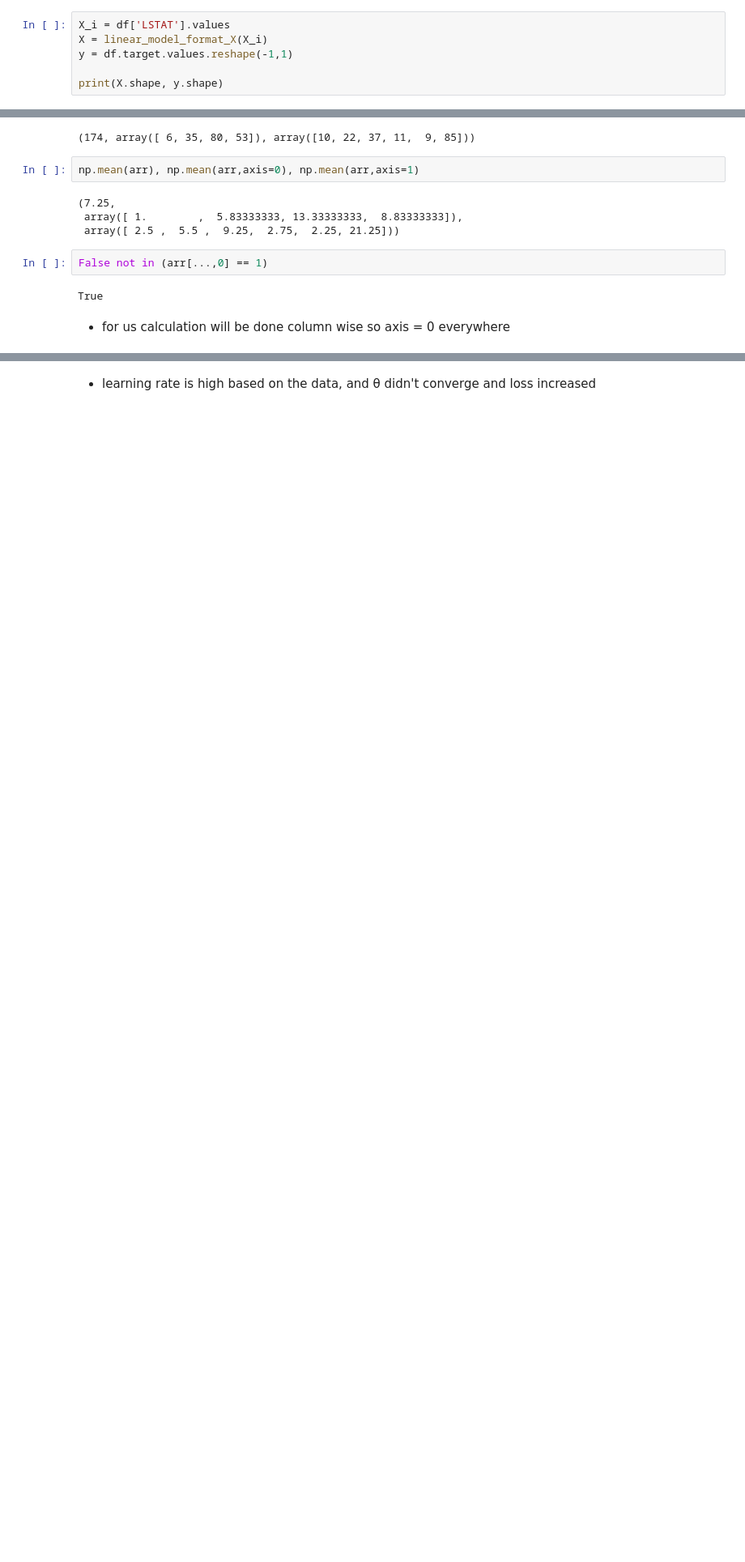
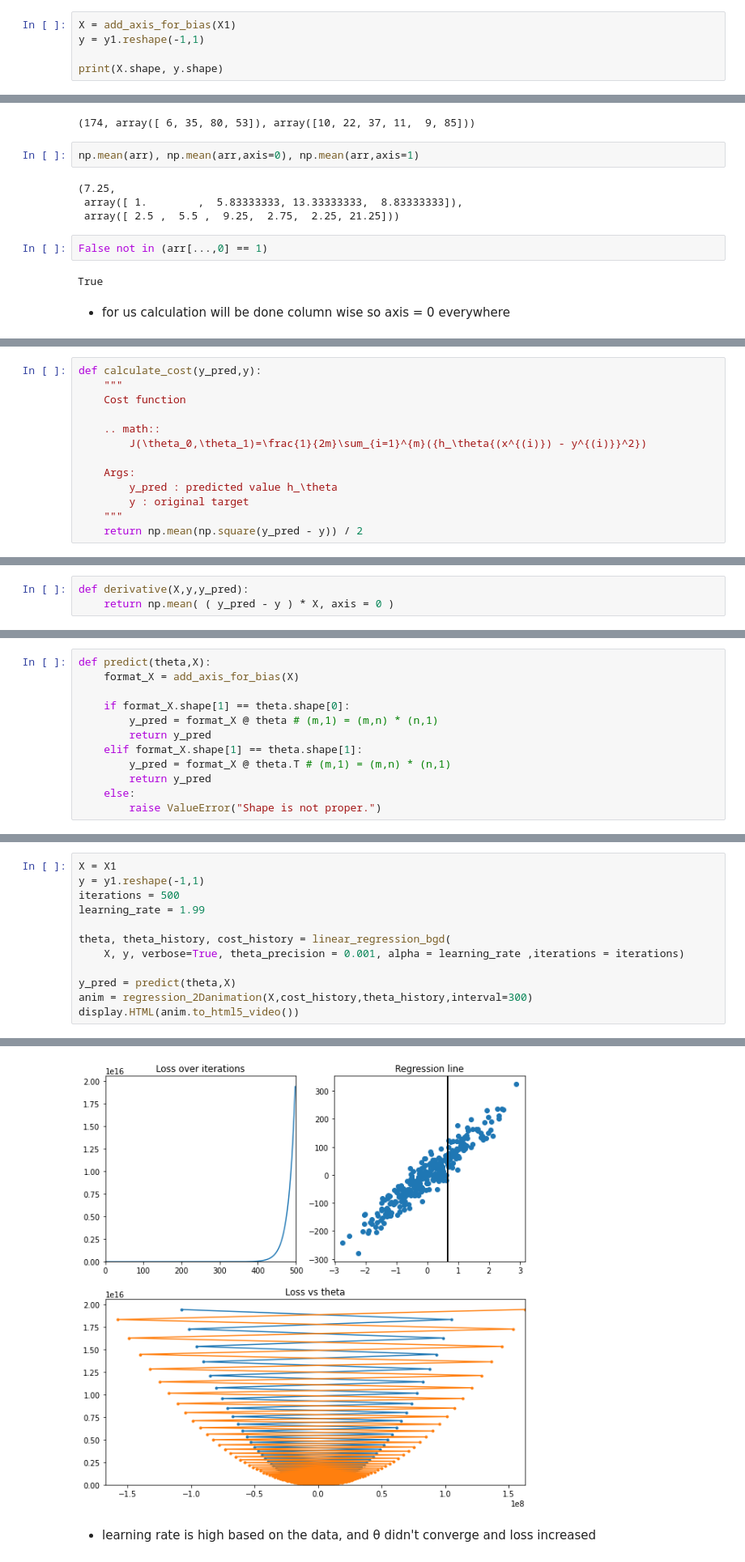
Before and after one commit to NishantBaheti/MachineLearningExploration, a Jupyter notebook: LinearRegression/Explore.ipynb, the cells around one changed output, grey strips where cells are left out. Shown at 81% size. Saved outputs shown, nothing was run; the diff lists cells and outputs as text; blank space fills up the shorter version.

```diff
--- a/LinearRegression/Explore.ipynb
+++ b/LinearRegression/Explore.ipynb
@@ -83,7 +80,6 @@ def linear_model_format_X(X):
 # %%
-X_i = df['LSTAT'].values
-X = linear_model_format_X(X_i)
-y = df.target.values.reshape(-1,1)
+X = add_axis_for_bias(X1)
+y = y1.reshape(-1,1)
 
 print(X.shape, y.shape)
 # %% [output]
@@ -358,0 +169,13 @@ def plot_regression_analysis(X,y,y_pred,theta,theta_history,cost_history):
+# %%
+def calculate_cost(y_pred,y):
+    """
+    Cost function
+
+    .. math::
+        J(\theta_0,\theta_1)=\frac{1}{2m}\sum_{i=1}^{m}({h_\theta{(x^{(i)}) - y^{(i)}}^2})
+
+    Args:
+        y_pred : predicted value h_\theta
+        y : original target
+    """
+    return np.mean(np.square(y_pred - y)) / 2
@@ -358,0 +213,3 @@ def plot_regression_analysis(X,y,y_pred,theta,theta_history,cost_history):
+# %%
+def derivative(X,y,y_pred):
+    return np.mean( ( y_pred - y ) * X, axis = 0 )
@@ -358,0 +218,12 @@ def plot_regression_analysis(X,y,y_pred,theta,theta_history,cost_history):
+# %%
+def predict(theta,X):
+    format_X = add_axis_for_bias(X)
+
+    if format_X.shape[1] == theta.shape[0]:
+        y_pred = format_X @ theta # (m,1) = (m,n) * (n,1)
+        return y_pred
+    elif format_X.shape[1] == theta.shape[1]:
+        y_pred = format_X @ theta.T # (m,1) = (m,n) * (n,1)
+        return y_pred
+    else:
+        raise ValueError("Shape is not proper.")
@@ -394,0 +325,13 @@ trained θ value : [[-1.01715282e+302 -1.69420368e+303]]
+# %%
+X = X1
+y = y1.reshape(-1,1)
+iterations = 500
+learning_rate = 1.99
+
+theta, theta_history, cost_history = linear_regression_bgd(
+    X, y, verbose=True, theta_precision = 0.001, alpha = learning_rate ,iterations = iterations)
+
+y_pred = predict(theta,X)
+anim = regression_2Danimation(X,cost_history,theta_history,interval=300)
+display.HTML(anim.to_html5_video())
+# %% [output]
@@ -395,3 +340,4 @@ trained θ value : [[-1.01715282e+302 -1.69420368e+303]]
+[figure, added]
 # %% [markdown]
 - learning rate is high based on the data, and θ didn't converge and loss increased
 # %% [markdown]
```
Also changed, not shown: parts of 125 cells of this notebook.
